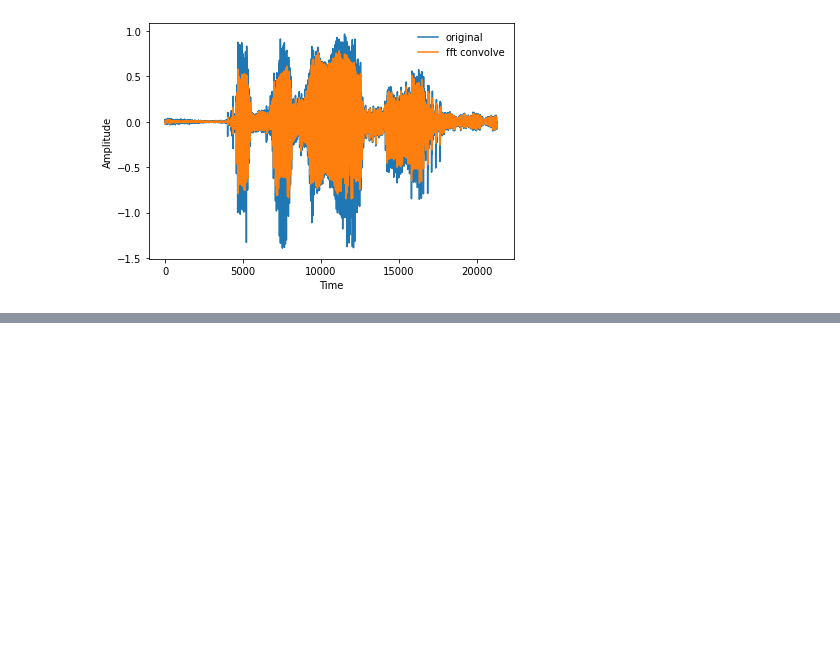
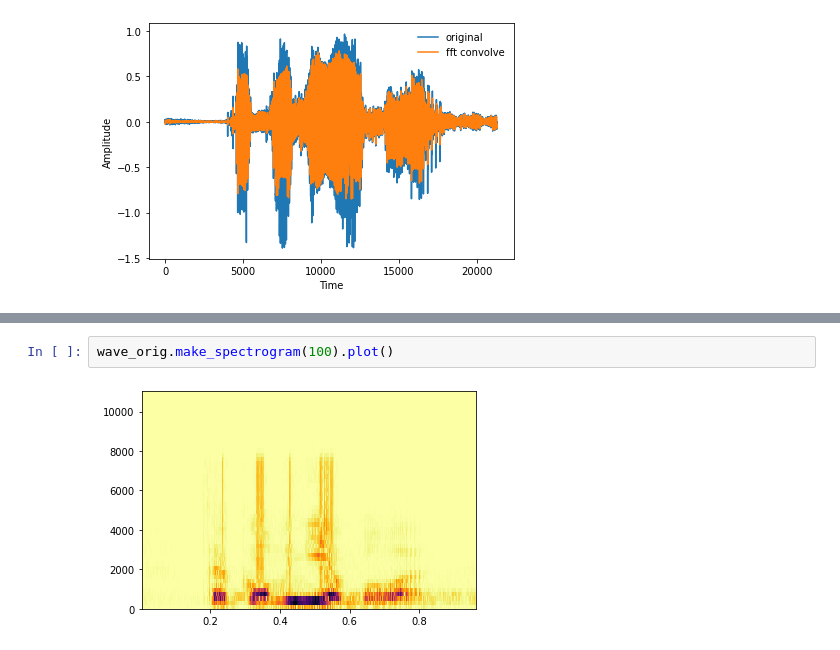
Before and after one commit to iamilyasedunov/audio-noise-analysis, a Jupyter notebook: research.ipynb, the cells around one changed output, grey strips where cells are left out. Drawn from its saved outputs; the diff is of its cells as text; blank space fills up the shorter version.

```diff
--- a/research.ipynb
+++ b/research.ipynb
@@ -390,0 +411,4 @@ decorate(xlabel='Time', ylabel='Amplitude')
+# %%
+wave_orig.make_spectrogram(100).plot()
+# %% [output]
+[figure, added]
```
Also changed, not shown: parts of 5 cells of this notebook, 1 other file.
